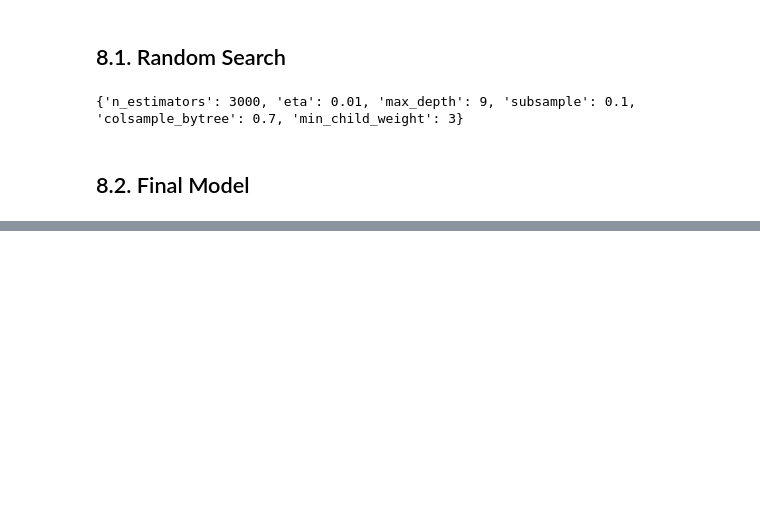
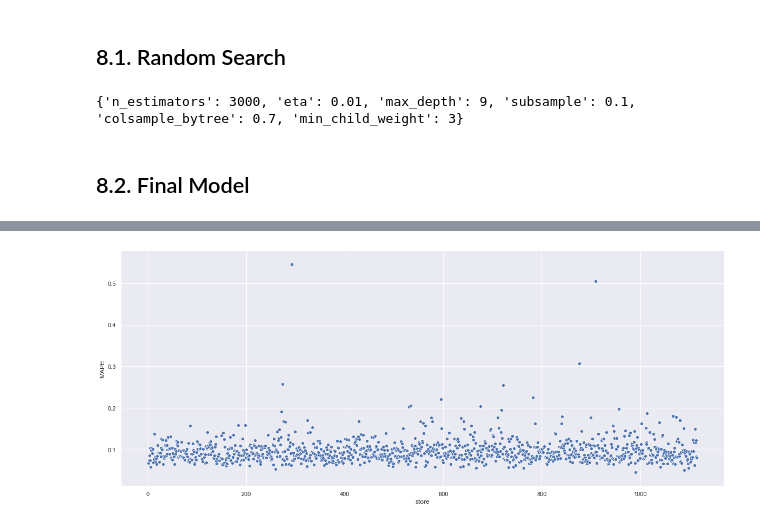
Before and after one commit to RaulBelarmino/rossman-predict-sales, a Jupyter notebook: rossman-predict-ds-em-producao.ipynb, the cells around one changed output, grey strips where cells are left out. Cells and saved outputs as stored; diff of their text form; code cells hidden in the pictures; blank space fills up the shorter version.

```diff
--- a/rossman-predict-ds-em-producao.ipynb
+++ b/rossman-predict-ds-em-producao.ipynb
@@ -1215,0 +1222,6 @@ import pickle
+# %%
+df9 = X_test[cols_selected_boruta_full]
+
+# rescale
+df9['sales'] = np.expm1(df9['sales'])
+df9['predictions'] = np.expm1(yhat_xgb_tuned)
@@ -1215,0 +1230,27 @@ import pickle
+# %%
+# sum of predictions by store
+df91 = df9[['store','predictions']].groupby('store').sum().reset_index()
+
+# MAE
+df9_aux1 = df9[['store','sales','predictions']].groupby('store').apply(lambda x: mean_absolute_error(x['sales'], x['predictions'])).reset_index().rename(columns={0:'MAE'})
+df9_aux2 = df9[['store','predictions']].groupby('store').count().reset_index().rename(columns={'predictions':'count_predict'})
+df9_aux3 = pd.merge(df9_aux1,df9_aux2, how='inner', on='store')
+
+df9_aux3['Total_MAE'] = df9_aux3['MAE'] * df9_aux3['count_predict']
+
+df9_aux3.drop(labels=['count_predict'], inplace=True, axis=1)
+
+# MAPE
+df9_aux4 = df9[['store','sales','predictions']].groupby('store').apply(lambda x: mean_absolute_percentage_error(x['sales'], x['predictions'])).reset_index().rename(columns={0:'MAPE'})
+
+# merge
+df9_aux5 = pd.merge(df9_aux3, df9_aux4, how='inner', on='store')
+# %%
+df92 = pd.merge(df91, df9_aux5, how='inner', on='store')
+# %%
+# created scenarios
+df92['worst_scenario'] = df92['predictions'] - df92['Total_MAE']
+df92['best_scenario'] = df92['predictions'] + df92['Total_MAE']
+
+# order
+df92 = df92[['store','predictions','worst_scenario','best_scenario','MAE','Total_MAE','MAPE']]
@@ -1215,0 +1296,4 @@ import pickle
+# %%
+sns.scatterplot(x='store',y='MAPE',data=df92);
+# %% [output]
+[figure, added]
```
Also changed, not shown: parts of 27 cells of this notebook, 4 other files.
